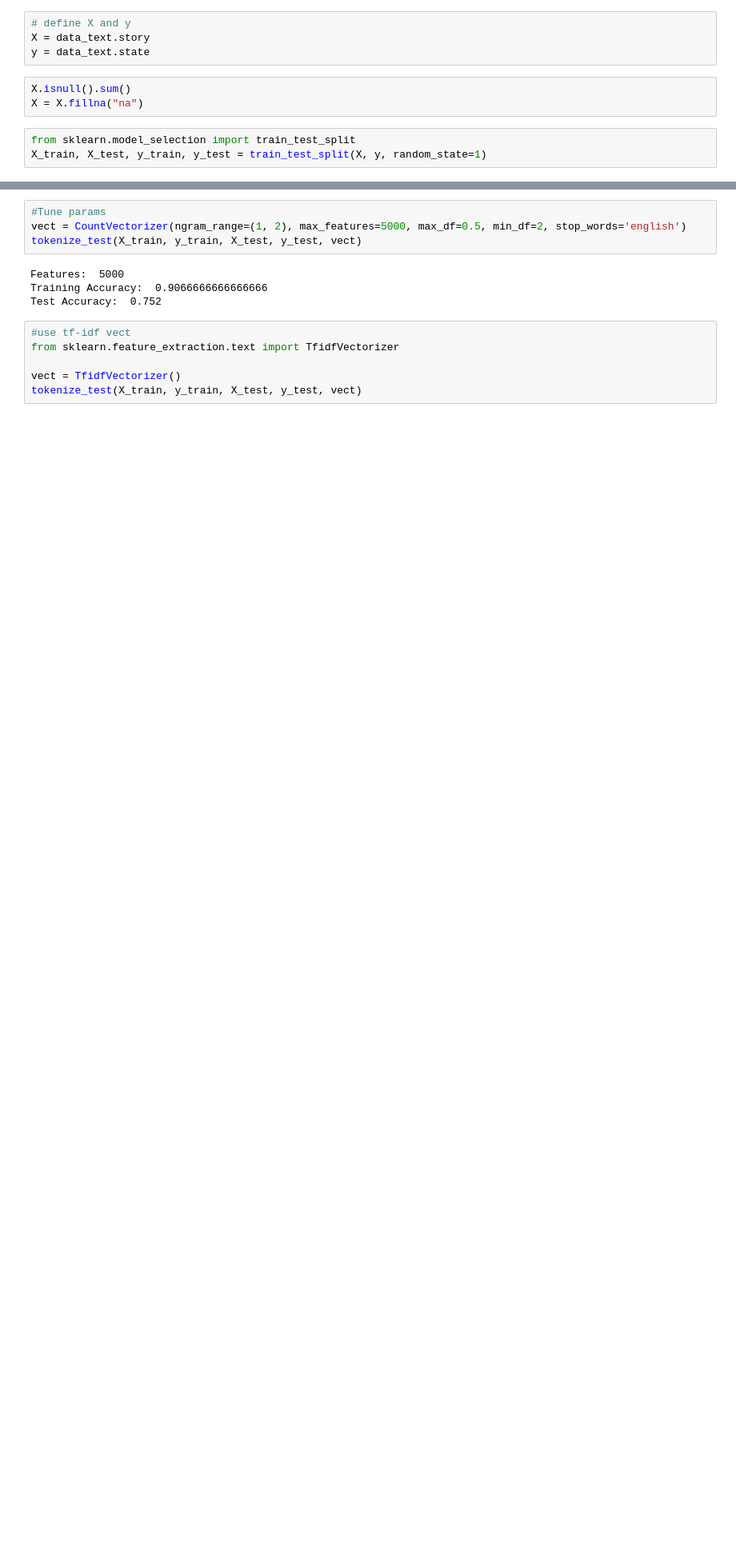
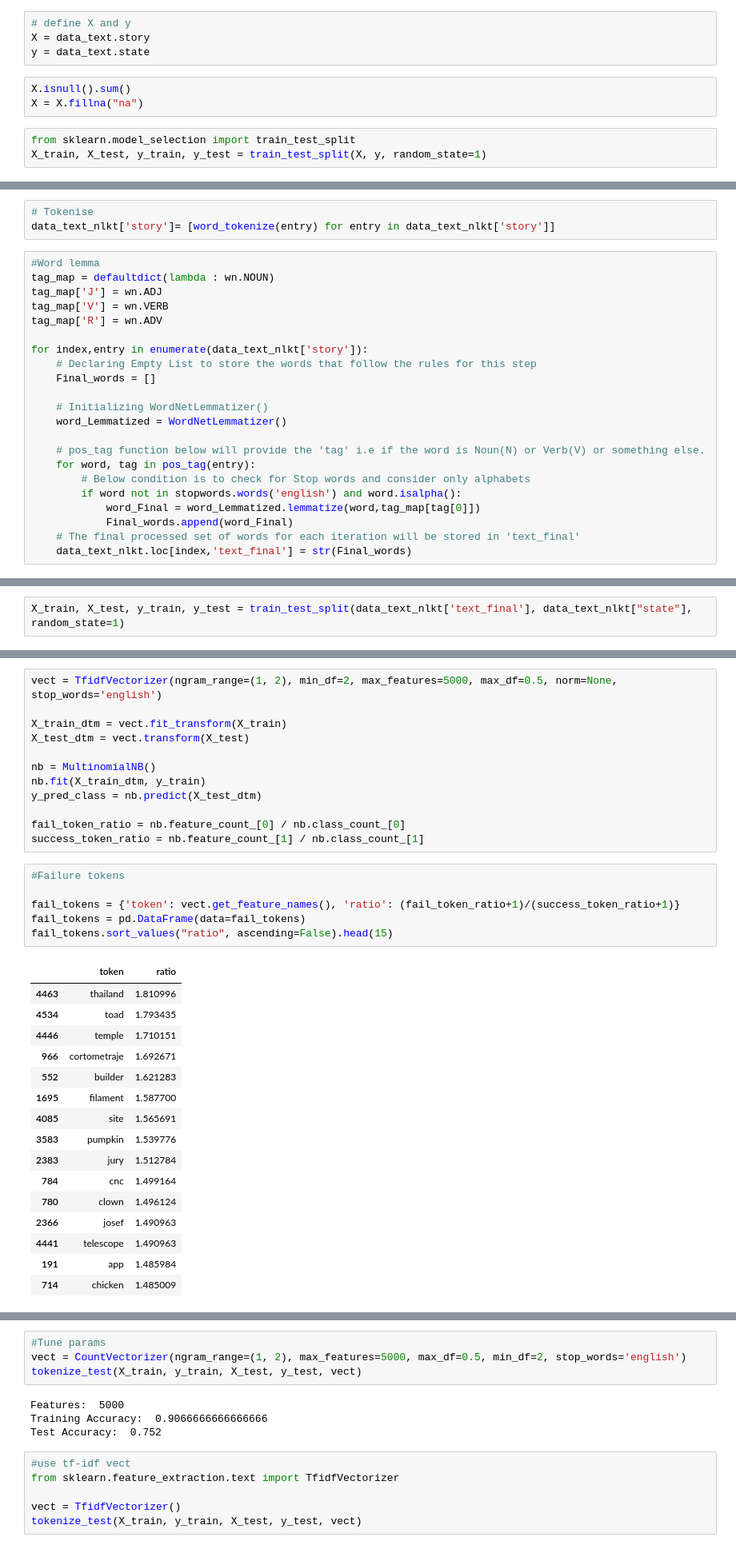
Before and after one commit to chuabern/BT4222_GrpProject, a Jupyter notebook: TJ_part_text&sentiment.ipynb, the cells around one changed output, grey strips where cells are left out. Shown: that part at 80% size. Cells and saved outputs as stored; diff of their text form; blank space fills up the shorter version.

```diff
--- a/TJ_part_text&sentiment.ipynb
+++ b/TJ_part_text&sentiment.ipynb
@@ -250,0 +313,25 @@ Test Accuracy:  0.652
+# %%
+# Tokenise
+data_text_nlkt['story']= [word_tokenize(entry) for entry in data_text_nlkt['story']]
+# %%
+#Word lemma
+tag_map = defaultdict(lambda : wn.NOUN)
+tag_map['J'] = wn.ADJ
+tag_map['V'] = wn.VERB
+tag_map['R'] = wn.ADV
+
+for index,entry in enumerate(data_text_nlkt['story']):
+    # Declaring Empty List to store the words that follow the rules for this step
+    Final_words = []
+
+    # Initializing WordNetLemmatizer()
+    word_Lemmatized = WordNetLemmatizer()
+
+    # pos_tag function below will provide the 'tag' i.e if the word is Noun(N) or Verb(V) or something else.
+    for word, tag in pos_tag(entry):
+        # Below condition is to check for Stop words and consider only alphabets
+        if word not in stopwords.words('english') and word.isalpha():
+            word_Final = word_Lemmatized.lemmatize(word,tag_map[tag[0]])
+            Final_words.append(word_Final)
+    # The final processed set of words for each iteration will be stored in 'text_final'
+    data_text_nlkt.loc[index,'text_final'] = str(Final_words)
@@ -250,0 +342,2 @@ Test Accuracy:  0.652
+# %%
+X_train, X_test, y_train, y_test = train_test_split(data_text_nlkt['text_final'], data_text_nlkt["state"], random_state=1)
@@ -250,0 +391,35 @@ Test Accuracy:  0.652
+# %%
+vect = TfidfVectorizer(ngram_range=(1, 2), min_df=2, max_features=5000, max_df=0.5, norm=None, stop_words='english')
+
+X_train_dtm = vect.fit_transform(X_train)
+X_test_dtm = vect.transform(X_test)
+
+nb = MultinomialNB()
+nb.fit(X_train_dtm, y_train)
+y_pred_class = nb.predict(X_test_dtm)
+
+fail_token_ratio = nb.feature_count_[0] / nb.class_count_[0]
+success_token_ratio = nb.feature_count_[1] / nb.class_count_[1]
+# %%
+#Failure tokens
+
+fail_tokens = {'token': vect.get_feature_names(), 'ratio': (fail_token_ratio+1)/(success_token_ratio+1)}
+fail_tokens = pd.DataFrame(data=fail_tokens)
+fail_tokens.sort_values("ratio", ascending=False).head(15)
+# %% [output]
+|  | token | ratio |
+| 4463 | thailand | 1.810996 |
+| 4534 | toad | 1.793435 |
+| 4446 | temple | 1.710151 |
+| 966 | cortometraje | 1.692671 |
+| 552 | builder | 1.621283 |
+| 1695 | filament | 1.587700 |
+| 4085 | site | 1.565691 |
+| 3583 | pumpkin | 1.539776 |
+| 2383 | jury | 1.512784 |
+| 784 | cnc | 1.499164 |
+| 780 | clown | 1.496124 |
+| 2366 | josef | 1.490963 |
+| 4441 | telescope | 1.490963 |
+| 191 | app | 1.485984 |
+| 714 | chicken | 1.485009 |
```
Also changed, not shown: parts of 29 cells of this notebook, 3 other files.
